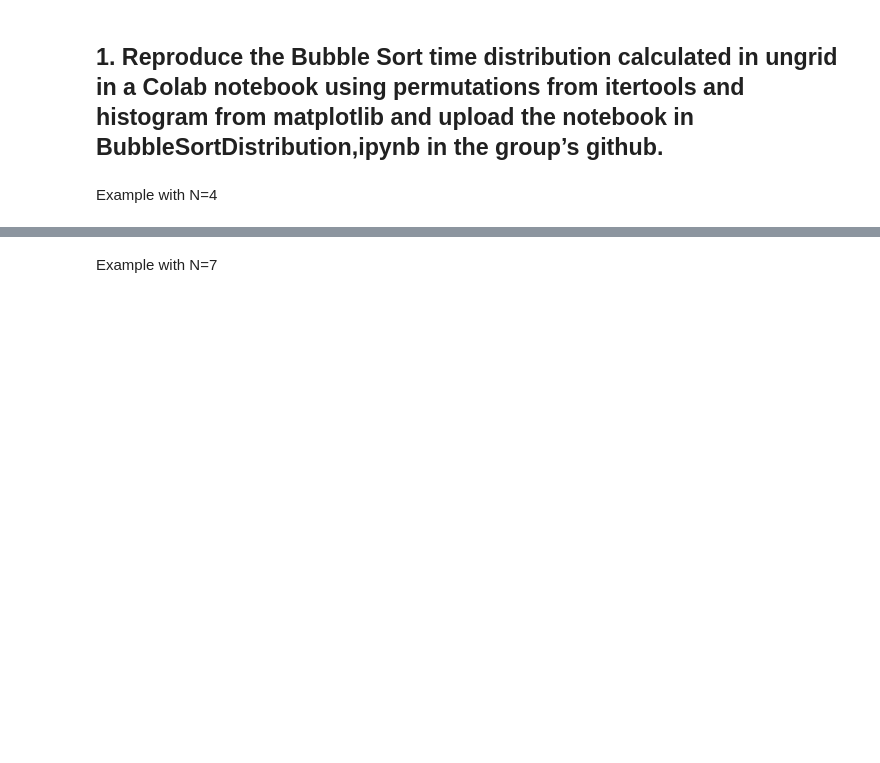
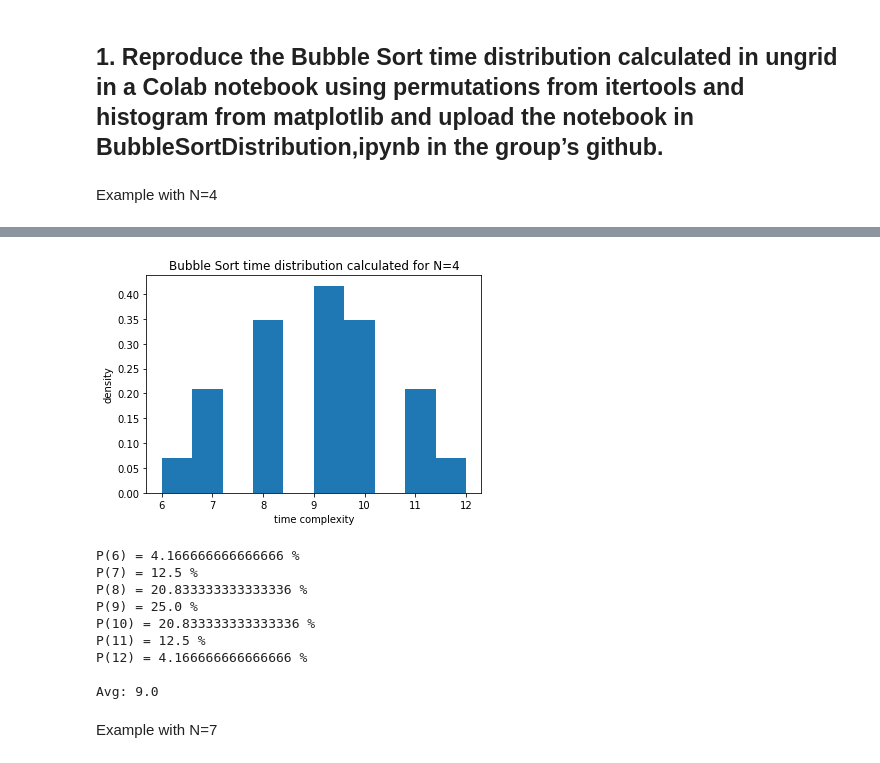
Before and after one commit to andiazo/AlgorithmsUN2020II, a Jupyter notebook: BubbleSortDistribution.ipynb, the cells around one changed output, grey strips where cells are left out. Drawn from its saved outputs; the diff is of its cells as text; code cells hidden in the pictures; blank space fills up the shorter version.

```diff
--- a/BubbleSortDistribution.ipynb
+++ b/BubbleSortDistribution.ipynb
@@ -98,6 +102,19 @@ P(11) = 12.5 %
 P(12) = 4.166666666666666 %
 
 Avg: 8.583333333333334
+# %%
+plotBSort(4,opc=False)
+# %% [output]
+[figure, added]
+P(6) = 4.166666666666666 %
+P(7) = 12.5 %
+P(8) = 20.833333333333336 %
+P(9) = 25.0 %
+P(10) = 20.833333333333336 %
+P(11) = 12.5 %
+P(12) = 4.166666666666666 %
+
+Avg: 9.0
 # %% [markdown]
 Example with N=7
 # %%
```
Also changed, not shown: parts of 13 cells of this notebook.
